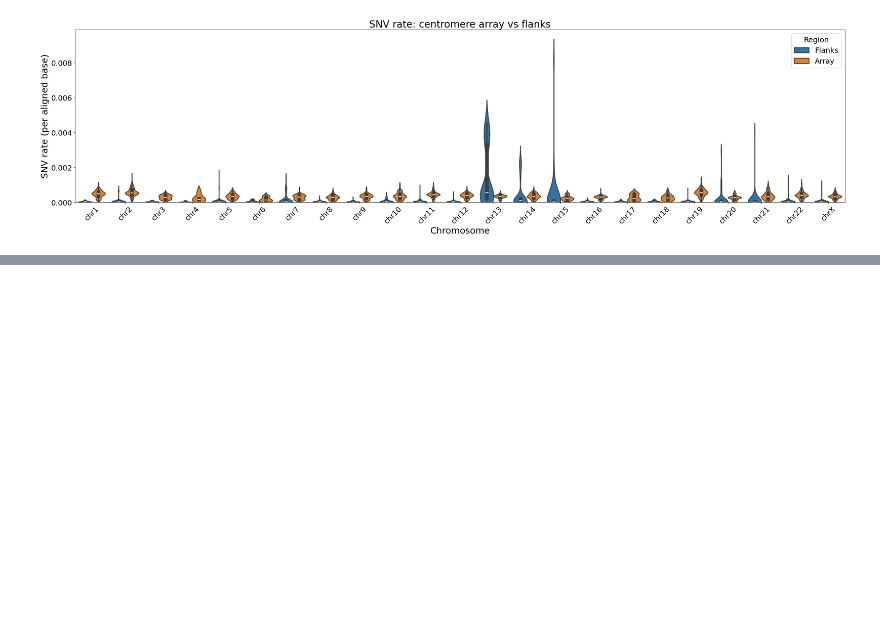
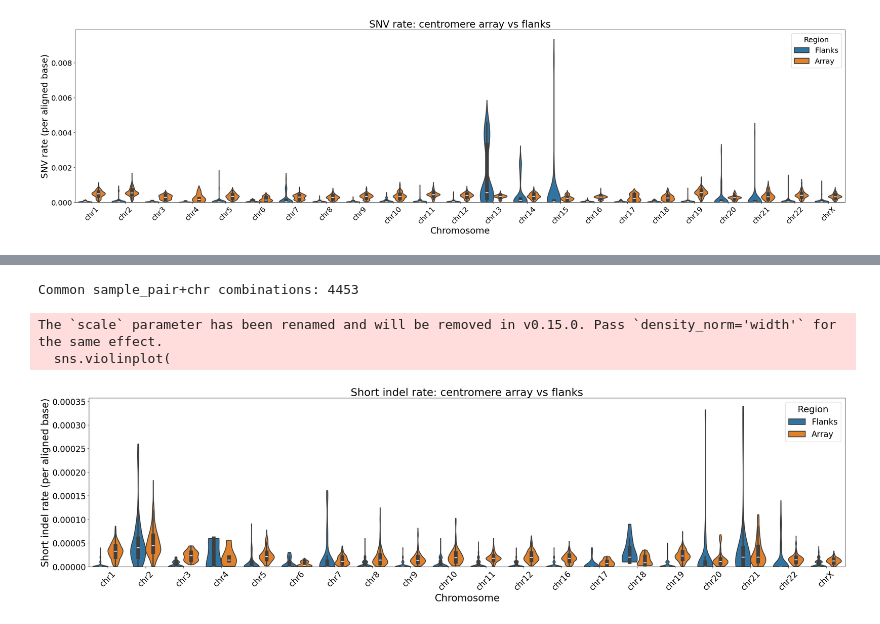
Before and after one commit to miramastoras/centrolign_analysis, a Jupyter notebook: analysis_notes/release2_QC_v2/notebooks/mutation_comparison_to_flanks.ipynb, the cells around one changed output, grey strips where cells are left out. Drawn from its saved outputs; the diff is of its cells as text; code cells hidden in the pictures; blank space fills up the shorter version.

```diff
--- a/analysis_notes/release2_QC_v2/notebooks/mutation_comparison_to_flanks.ipynb
+++ b/analysis_notes/release2_QC_v2/notebooks/mutation_comparison_to_flanks.ipynb
@@ -1107,0 +1320,70 @@ The `scale` parameter has been renamed and will be removed in v0.15.0. Pass `den
+# %%
+import matplotlib.pyplot as plt
+import seaborn as sns
+
+plt.rcParams.update({
+    "font.size": 22,
+    "axes.labelsize": 24,
+    "axes.titlesize": 26,
+    "xtick.labelsize": 20,
+    "ytick.labelsize": 20,
+    "legend.fontsize": 20,
+    "legend.title_fontsize": 22,
+})
+
+# Find common sample_pair + chr combinations
+common_keys = set(zip(avg_indel_df["sample_pair"], avg_indel_df["chr"])) & \
+              set(zip(centrolign_df["sample_pair"], centrolign_df["chr"]))
+
+df_flank = avg_indel_df[avg_indel_df.apply(lambda r: (r["sample_pair"], r["chr"]) in common_keys, axis=1)][["chr", "avg_indel_rate"]].copy()
+df_flank["source"] = "Flanks"
+df_flank = df_flank.rename(columns={"avg_indel_rate": "indel_rate"})
+
+df_array = centrolign_df[centrolign_df.apply(lambda r: (r["sample_pair"], r["chr"]) in common_keys, axis=1)][["chr", "n_short_indels_per_aligned_base"]].copy()
+df_array["source"] = "Array"
+df_array = df_array.rename(columns={"n_short_indels_per_aligned_base": "indel_rate"})
+
+print(f"Common sample_pair+chr combinations: {len(common_keys)}")
+
+plot_df = pd.concat([df_flank, df_array], ignore_index=True)
+
+chroms = [f"chr{i}" for i in list(range(1, 23)) + ["X"]]
+plot_df = plot_df[plot_df["chr"].isin(chroms)]
+plot_df["chr"] = pd.Categorical(plot_df["chr"], categories=chroms, ordered=True)
+
+Q1 = plot_df["indel_rate"].quantile(0.01)
+Q3 = plot_df["indel_rate"].quantile(0.99)
+plot_df = plot_df[(plot_df["indel_rate"] >= Q1) & (plot_df["indel_rate"] <= Q3)]
+
+fig, ax = plt.subplots(figsize=(28, 8))
+
+chroms = [c for c in chroms if c not in ("chr13", "chr14", "chr15")]
+plot_df = plot_df[plot_df["chr"].isin(chroms)]
+plot_df["chr"] = pd.Categorical(plot_df["chr"], categories=chroms, ordered=True)
+
+sns.violinplot(
+    data=plot_df,
+    x="chr", y="indel_rate",
+    hue="source",
+    split=False,
+    inner="box",
+    linewidth=2,
+    scale="width",
+    cut=0,
+    ax=ax
+)
+
+ax.set_xlabel("Chromosome")
+ax.set_ylabel("Short indel rate (per aligned base)")
+ax.set_title("Short indel rate: centromere array vs flanks")
+ax.tick_params(axis="x", rotation=45)
+ax.set_ylim(bottom=0)
+ax.legend(title="Region")
+
+plt.tight_layout()
+plt.show()
+# %% [output]
+Common sample_pair+chr combinations: 4453
+The `scale` parameter has been renamed and will be removed in v0.15.0. Pass `density_norm='width'` for the same effect.
+  sns.violinplot(
+[figure, added]
```
Also changed, not shown: parts of 5 cells of this notebook.
